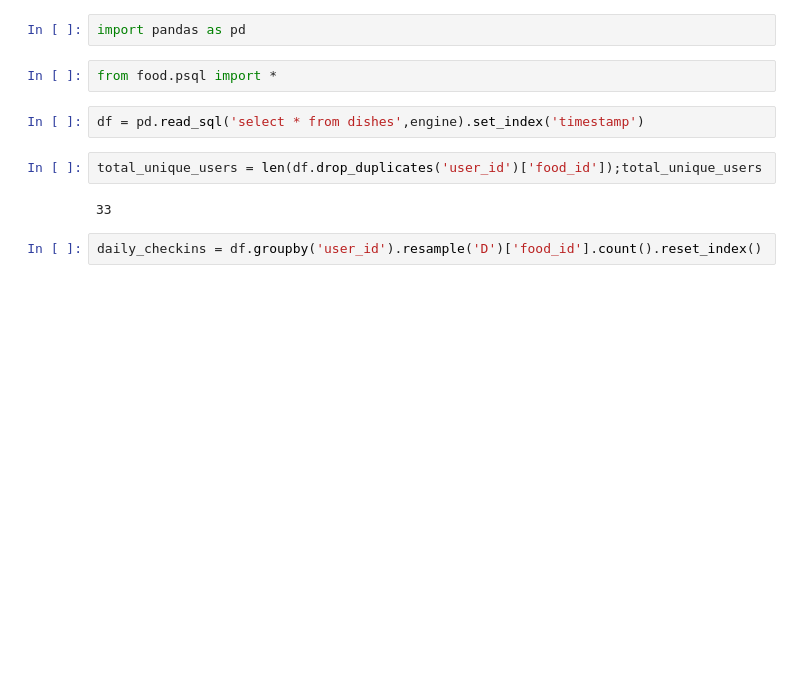
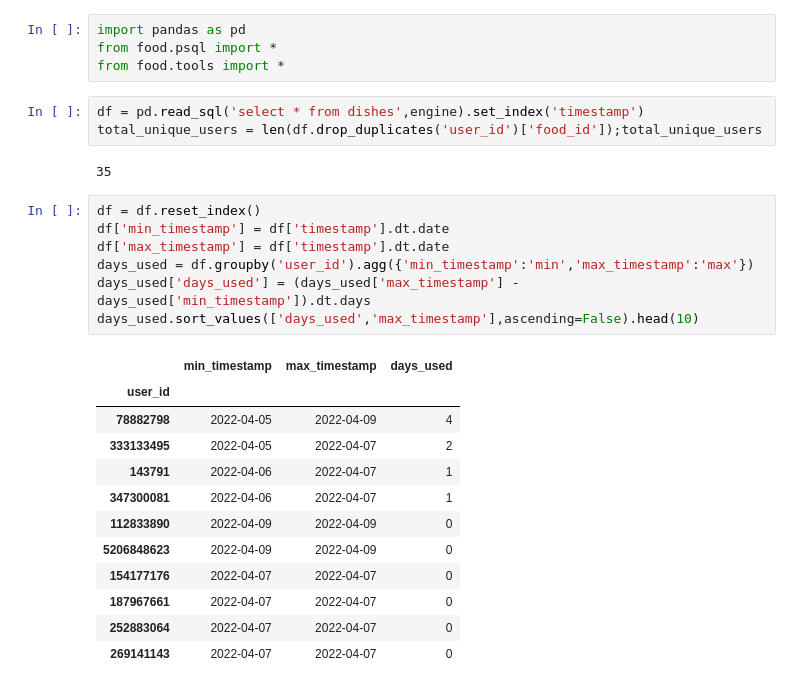
Before and after one commit to DmitriyG228/food, a Jupyter notebook: stats.ipynb, the cells around one changed output. Drawn from its saved outputs; the diff is of its cells as text; blank space fills up the shorter version.

```diff
--- a/stats.ipynb
+++ b/stats.ipynb
@@ -1,13 +1,30 @@
 # %%
 import pandas as pd
+from food.psql import *
+from food.tools import *
-# %%
-from food.psql import *
 # %%
 df = pd.read_sql('select * from dishes',engine).set_index('timestamp')
+total_unique_users = len(df.drop_duplicates('user_id')['food_id']);total_unique_users
+# %% [output]
+35
-# %%
-total_unique_users = len(df.drop_duplicates('user_id')['food_id']);total_unique_users
-# %% [output]
-33
-# %%
-daily_checkins = df.groupby('user_id').resample('D')['food_id'].count().reset_index()
+# %%
+df = df.reset_index()
+df['min_timestamp'] = df['timestamp'].dt.date
+df['max_timestamp'] = df['timestamp'].dt.date
+days_used = df.groupby('user_id').agg({'min_timestamp':'min','max_timestamp':'max'})
+days_used['days_used'] = (days_used['max_timestamp'] - days_used['min_timestamp']).dt.days
+days_used.sort_values(['days_used','max_timestamp'],ascending=False).head(10)
+# %% [output]
+|  | min_timestamp | max_timestamp | days_used |
+| user_id |  |  |  |
+| 78882798 | 2022-04-05 | 2022-04-09 | 4 |
+| 333133495 | 2022-04-05 | 2022-04-07 | 2 |
+| 143791 | 2022-04-06 | 2022-04-07 | 1 |
+| 347300081 | 2022-04-06 | 2022-04-07 | 1 |
+| 112833890 | 2022-04-09 | 2022-04-09 | 0 |
+| 5206848623 | 2022-04-09 | 2022-04-09 | 0 |
+| 154177176 | 2022-04-07 | 2022-04-07 | 0 |
+| 187967661 | 2022-04-07 | 2022-04-07 | 0 |
+| 252883064 | 2022-04-07 | 2022-04-07 | 0 |
+| 269141143 | 2022-04-07 | 2022-04-07 | 0 |
 # %%
```
Also changed, not shown: parts of 8 cells of this notebook, 5 other files.
